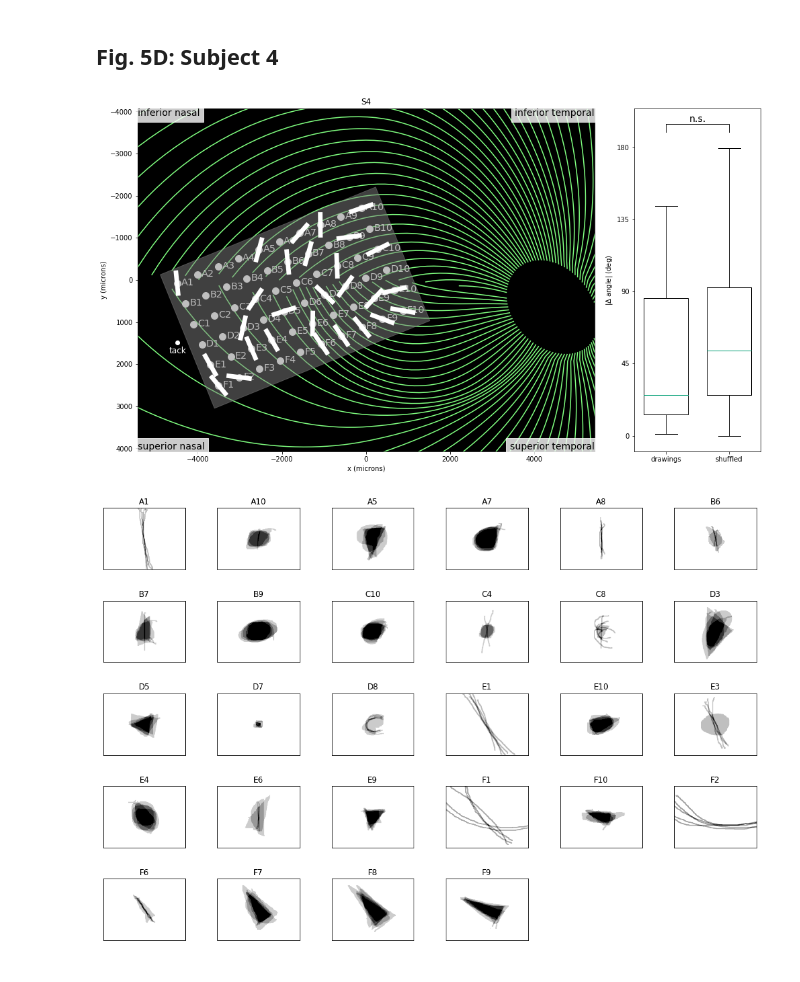
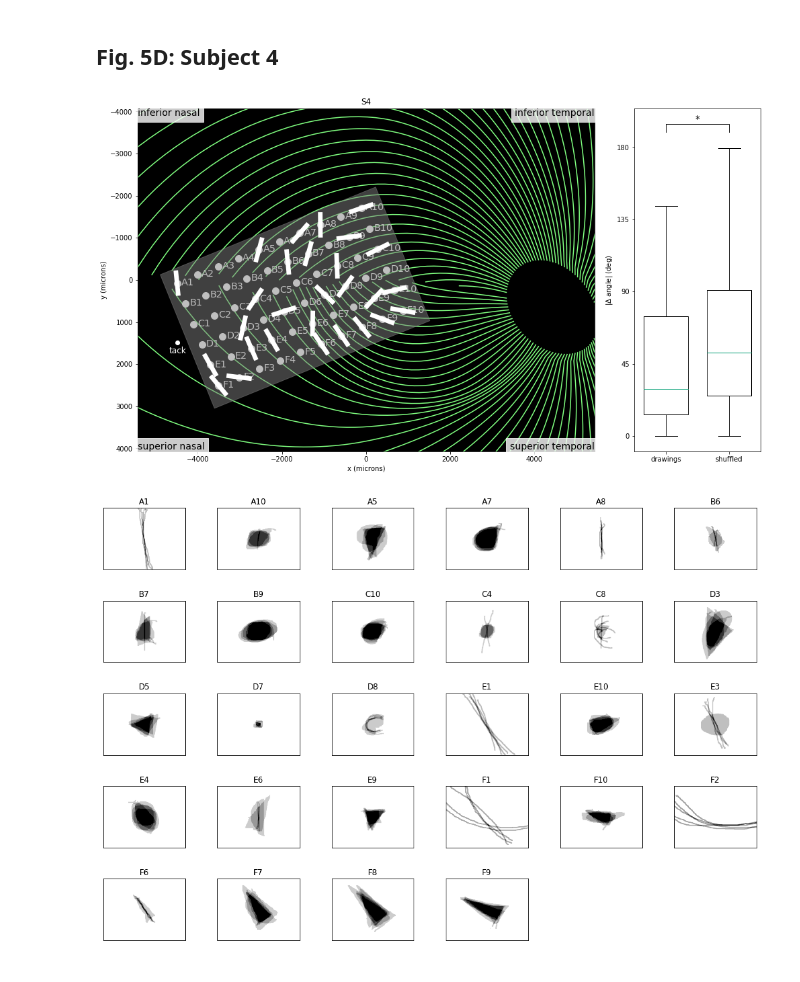
Before and after one commit to VisCog/ArgusShapes, a Jupyter notebook: figures/fig5-axon-map-orientation.ipynb, the cells around one changed output. Saved outputs shown, nothing was run; the diff lists cells and outputs as text; code cells hidden in the pictures.

```diff
--- a/figures/fig5-axon-map-orientation.ipynb
+++ b/figures/fig5-axon-map-orientation.ipynb
@@ -220,20 +220,19 @@ fig.savefig('fig5-%s-drawings.eps' % subject)
 ## Fig. 5D: Subject 4
 # %%
 subject = 'S4'
-Xy = Xymu[Xymu.subject == subject]
 is_signif, angles_true, angles_random = shuffle_test(
-    subject, Xy, subjectdata, n_iter=n_shuffle, alpha=alpha
+    subject, Xy[Xy.subject == subject], subjectdata, n_iter=n_shuffle, alpha=alpha
 )
 # %%
 fig = plt.figure(figsize=(14, 8))
 ax1 = plt.subplot2grid((1, 4), (0, 0), colspan=3)
-plot_orientation(subject, Xy, subjectdata, ax1)
+plot_orientation(subject, Xymu[Xymu.subject == subject], subjectdata, ax1)
 
 ax2 = plt.subplot2grid((1, 4), (0, 3))
 plot_box(angles_true, angles_random, is_signif, ax2)
 
 fig.tight_layout()
 fig.savefig('fig5-%s-axons.eps' % subject)
 # %% [output]
-[figure, old version]
+[figure, new version]
 # %%
```
Also changed, not shown: parts of 5 cells of this notebook.
